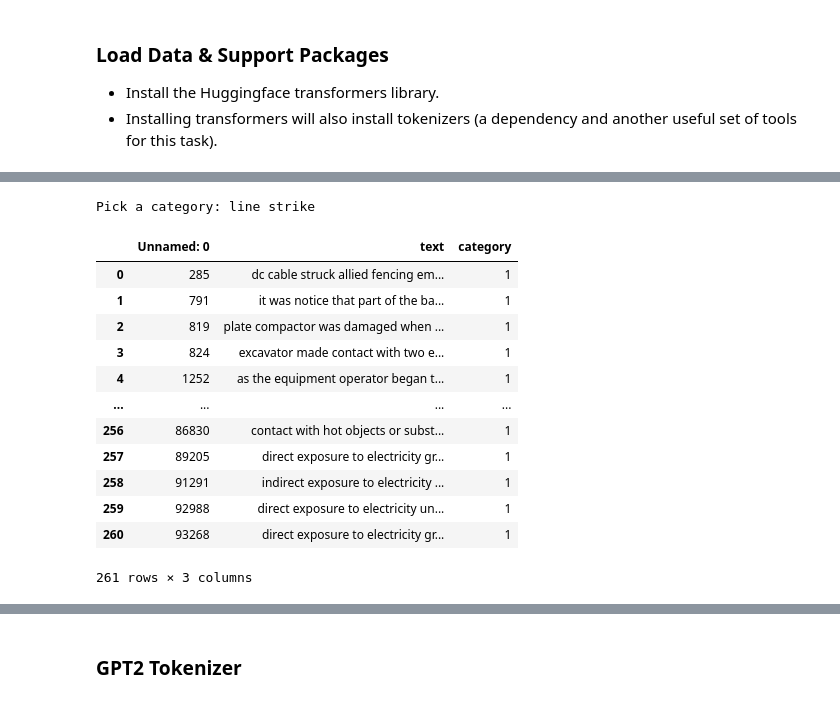
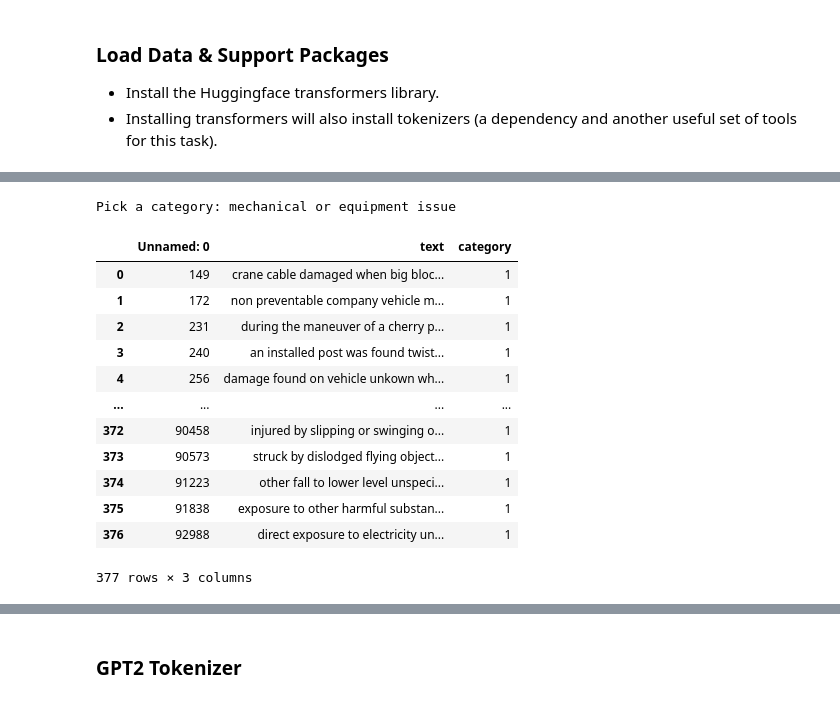
Before and after one commit to 3minuterecord/safety_report_topic_classification, a Jupyter notebook: 07_language_models/GPT2_fine_tuning_and_fake_generation.ipynb, the cells around one changed output, grey strips where cells are left out. Cells and saved outputs as stored; diff of their text form; code cells hidden in the pictures.

```diff
--- a/07_language_models/GPT2_fine_tuning_and_fake_generation.ipynb
+++ b/07_language_models/GPT2_fine_tuning_and_fake_generation.ipynb
@@ -88,49 +86,49 @@ focus_cats = [
     ]
 
 fns = [
     'hydraulic fluid or oil leak_577_out_df_temp',
     'line strike_326_out_df_temp',
     'site compliance or practice issue_400_out_df_temp',
     'ppe non-compliance_144_out_df_temp',
     'mechanical or equipment issue_471_out_df_temp'
 ]
 
 lang_models = [
     '2209211609_hydraulic fluid or oil leak_language_model',
-    'line',
+    '2211122255_line strike_language_model',
     '2210031409_site compliance or practice issue_language_model',
-    'ppe',
-    'mech'
+    '2210090850_ppe non-compliance_language_model',
+    '2210100852_mechanical or equipment issue_language_model'
 ]
 
 # Select a category to load
 pick = input('Pick a category: ')
 index = focus_cats.index(pick)
 focus_cat = focus_cats[index]
 fn = fns[index]
 fn = f'01_data/prepared/{fn}_prepared_{focus_cat}_data.csv'
 
 # Topic-specific datasets were created using the rule-book classification method
 # in a previous analysis step. We are interested here in topics that are rare but
 # important as they are safety leading indicators (SLIs)
 sample_name = f'df_train_trues_{focus_cat}'
 reports = pd.read_csv(f"01_data/prepared/{sample_name}.csv", dtype=str)
 reports
 # %% [output]
-Pick a category: line strike
+Pick a category: mechanical or equipment issue
 |  | Unnamed: 0 | text | category |
-| 0 | 285 | dc cable struck allied fencing em... | 1 |
-| 1 | 791 | it was notice that part of the ba... | 1 |
-| 2 | 819 | plate compactor was damaged when ... | 1 |
-| 3 | 824 | excavator made contact with two e... | 1 |
-| 4 | 1252 | as the equipment operator began t... | 1 |
+| 0 | 149 | crane cable damaged when big bloc... | 1 |
+| 1 | 172 | non preventable company vehicle m... | 1 |
+| 2 | 231 | during the maneuver of a cherry p... | 1 |
+| 3 | 240 | an installed post was found twist... | 1 |
+| 4 | 256 | damage found on vehicle unkown wh... | 1 |
 | ... | ... | ... | ... |
-| 256 | 86830 | contact with hot objects or subst... | 1 |
-| 257 | 89205 | direct exposure to electricity gr... | 1 |
-| 258 | 91291 | indirect exposure to electricity ... | 1 |
-| 259 | 92988 | direct exposure to electricity un... | 1 |
-| 260 | 93268 | direct exposure to electricity gr... | 1 |
+| 372 | 90458 | injured by slipping or swinging o... | 1 |
+| 373 | 90573 | struck by dislodged flying object... | 1 |
+| 374 | 91223 | other fall to lower level unspeci... | 1 |
+| 375 | 91838 | exposure to other harmful substan... | 1 |
+| 376 | 92988 | direct exposure to electricity un... | 1 |
-261 rows × 3 columns
+377 rows × 3 columns
 # %%
 # Filter out rows that are not classified as the topic of interest
 # and remove unecessary columns.
```
Also changed, not shown: parts of 21 cells of this notebook, 2 other files.
